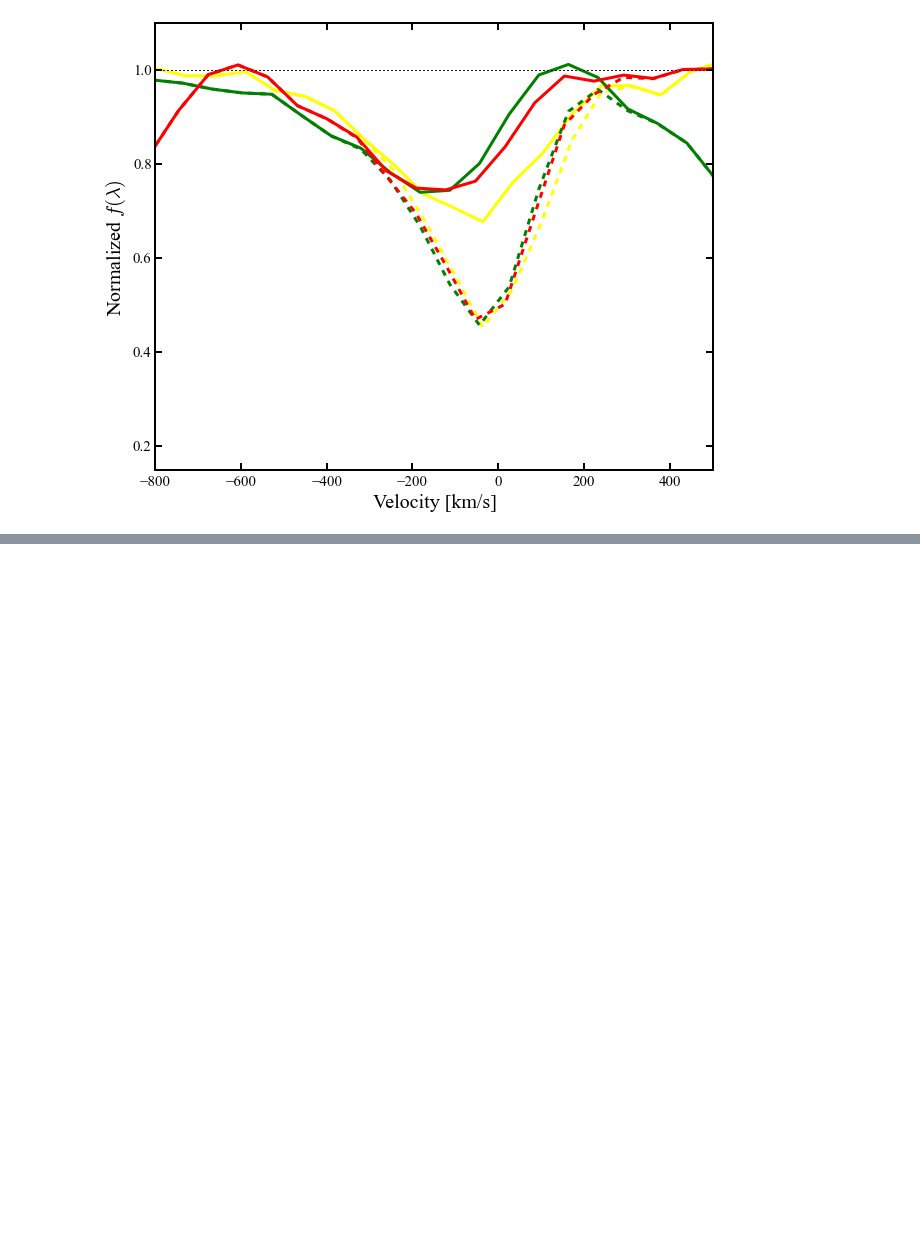
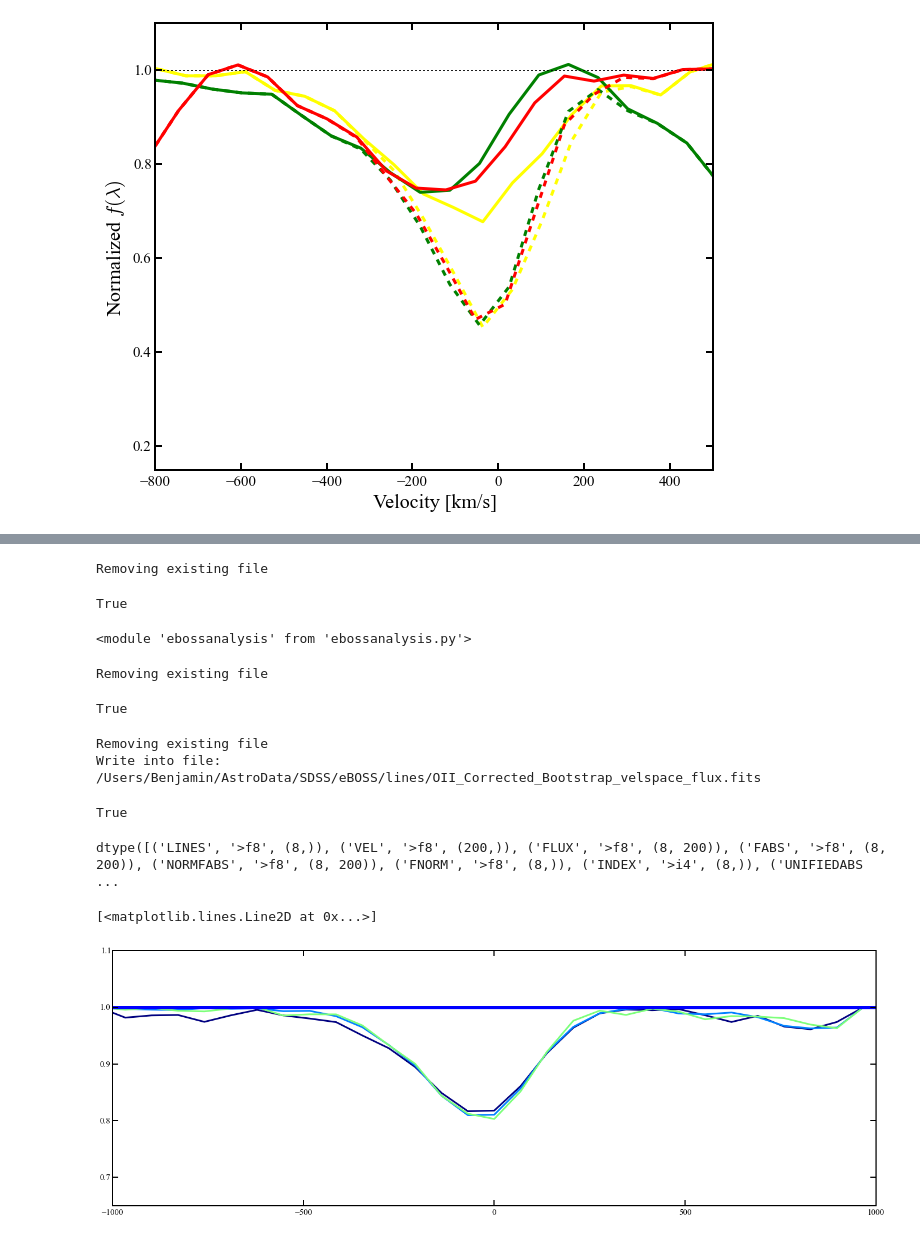
Before and after one commit to guangtunbenzhu/BGT-Cosmology, a Jupyter notebook: Spectroscopy/New eBOSS.ipynb, the cells around one changed output, grey strips where cells are left out. Saved outputs shown, nothing was run; the diff lists cells and outputs as text; code cells hidden in the pictures; blank space fills up the shorter version.

```diff
--- a/Spectroscopy/New eBOSS.ipynb
+++ b/Spectroscopy/New eBOSS.ipynb
@@ -227,0 +336,45 @@ for i in arange(tmp_wave.size):
+# %%
+ebossanalysis.unify_emissionline_profile(bootstrap=True, overwrite=True)
+# %% [output]
+Removing existing file
+True
+# %%
+reload(ebossanalysis)
+# %% [output]
+<module 'ebossanalysis' from 'ebossanalysis.py'>
+# %%
+ebossanalysis.unify_emissionline_profile_binoii(overwrite=True)
+# %% [output]
+Removing existing file
+True
+# %%
+ebossanalysis.unify_absorptionline_profile_binoii(bootstrap=True, overwrite=True)
+# %% [output]
+Removing existing file
+Write into file: /Users/Benjamin/AstroData/SDSS/eBOSS/lines/OII_Corrected_Bootstrap_velspace_flux.fits
+True
+# %%
+ew_emission, lum_emission = ebossanalysis.unify_emissionline_profile_readin(bootstrap=False, binoii=True)
+ew_absorption, lum_absorption = ebossanalysis.unify_absorptionline_profile_readin(bootstrap=False, binoii=True)
+# %%
+lum_absorption.dtype
+# %% [output]
+dtype([('LINES', '>f8', (8,)), ('VEL', '>f8', (200,)), ('FLUX', '>f8', (8, 200)), ('FABS', '>f8', (8, 200)), ('NORMFABS', '>f8', (8, 200)), ('FNORM', '>f8', (8,)), ('INDEX', '>i4', (8,)), ('UNIFIEDABS ...
+# %%
+figsize(24, 8)
+CM = get_cmap('jet')
+for i, ioii in enumerate([2,3,4]):
+#for i, ioii in enumerate([6,8]):
+#for i, ioii in enumerate([10,11,12,13]):
+    color = CM(i/4.+0.0)
+    #plot(ew_emission[ioii]['VEL'], ew_emission[ioii]['UNIFIEDFLUX'][:], color=color, lw=3)
+    plot(ew_absorption[ioii]['VEL'], ew_absorption[ioii]['UNIFIEDABSORPTION'][:], color=color, lw=3)
+
+xlim(-1000, 1000)
+ylim(0.85, 1.3)
+ylim(0.65, 1.1)
+plot([-1000,1000], [1,1], lw=6)
+#fill_between(vel, 1.+emission['UNIFIEDDISP'], 1.-emission['UNIFIEDDISP'])
+# %% [output]
+[<matplotlib.lines.Line2D at 0x...>]
+[figure, added]
```
Also changed, not shown: parts of 55 cells of this notebook, 9 other files.
